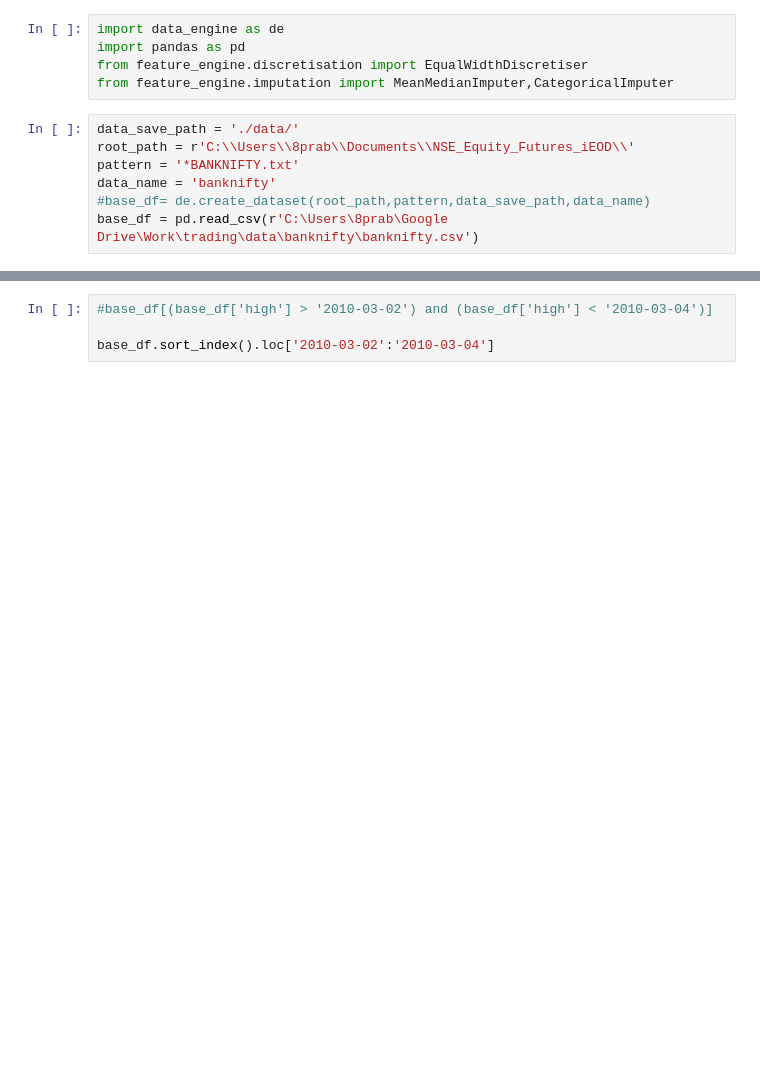
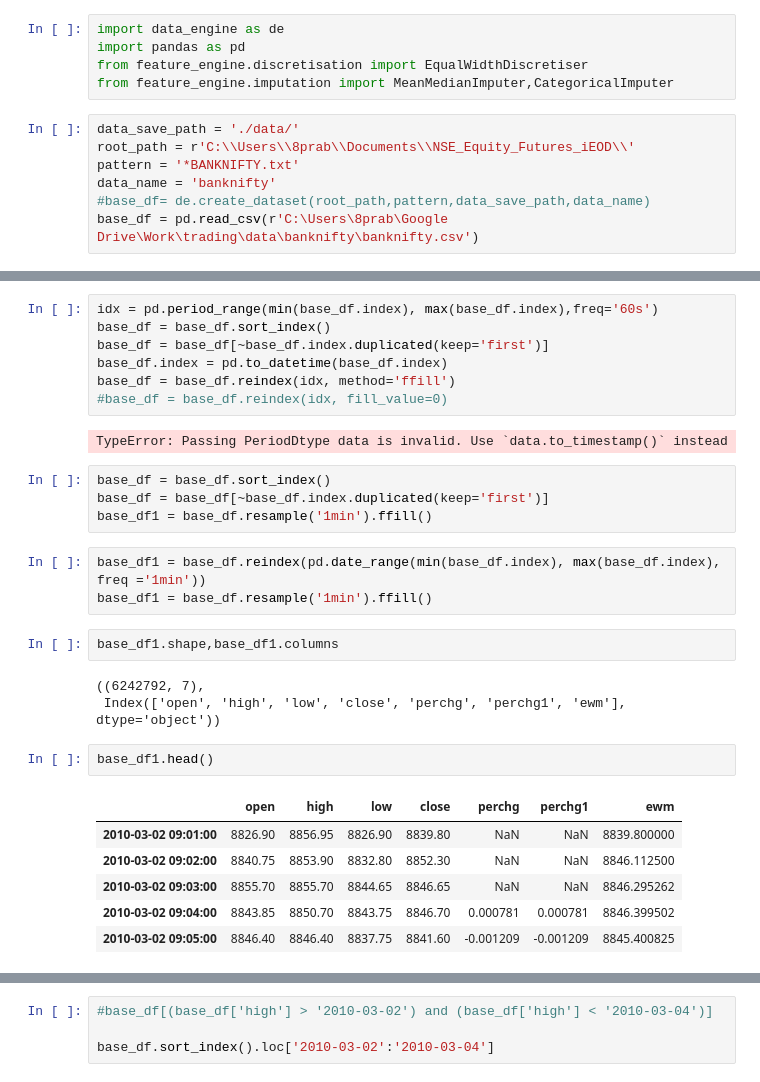
Before and after one commit to xooca/quant_game, a Jupyter notebook: ml_model.ipynb, the cells around one changed output, grey strips where cells are left out. Saved outputs shown, nothing was run; the diff lists cells and outputs as text; blank space fills up the shorter version.

```diff
--- a/ml_model.ipynb
+++ b/ml_model.ipynb
@@ -61,0 +126,30 @@ base_df2
+# %%
+idx = pd.period_range(min(base_df.index), max(base_df.index),freq='60s')
+base_df = base_df.sort_index()
+base_df = base_df[~base_df.index.duplicated(keep='first')]
+base_df.index = pd.to_datetime(base_df.index)
+base_df = base_df.reindex(idx, method='ffill')
+#base_df = base_df.reindex(idx, fill_value=0)
+# %% [output]
+TypeError: Passing PeriodDtype data is invalid. Use `data.to_timestamp()` instead
+# %%
+base_df = base_df.sort_index()
+base_df = base_df[~base_df.index.duplicated(keep='first')]
+base_df1 = base_df.resample('1min').ffill()
+# %%
+base_df1 = base_df.reindex(pd.date_range(min(base_df.index), max(base_df.index), freq ='1min'))
+base_df1 = base_df.resample('1min').ffill()
+# %%
+base_df1.shape,base_df1.columns
+# %% [output]
+((6242792, 7),
+ Index(['open', 'high', 'low', 'close', 'perchg', 'perchg1', 'ewm'], dtype='object'))
+# %%
+base_df1.head()
+# %% [output]
+|  | open | high | low | close | perchg | perchg1 | ewm |
+| 2010-03-02 09:01:00 | 8826.90 | 8856.95 | 8826.90 | 8839.80 | NaN | NaN | 8839.800000 |
+| 2010-03-02 09:02:00 | 8840.75 | 8853.90 | 8832.80 | 8852.30 | NaN | NaN | 8846.112500 |
+| 2010-03-02 09:03:00 | 8855.70 | 8855.70 | 8844.65 | 8846.65 | NaN | NaN | 8846.295262 |
+| 2010-03-02 09:04:00 | 8843.85 | 8850.70 | 8843.75 | 8846.70 | 0.000781 | 0.000781 | 8846.399502 |
+| 2010-03-02 09:05:00 | 8846.40 | 8846.40 | 8837.75 | 8841.60 | -0.001209 | -0.001209 | 8845.400825 |
```
Also changed, not shown: parts of 15 cells of this notebook, 2 other files.
